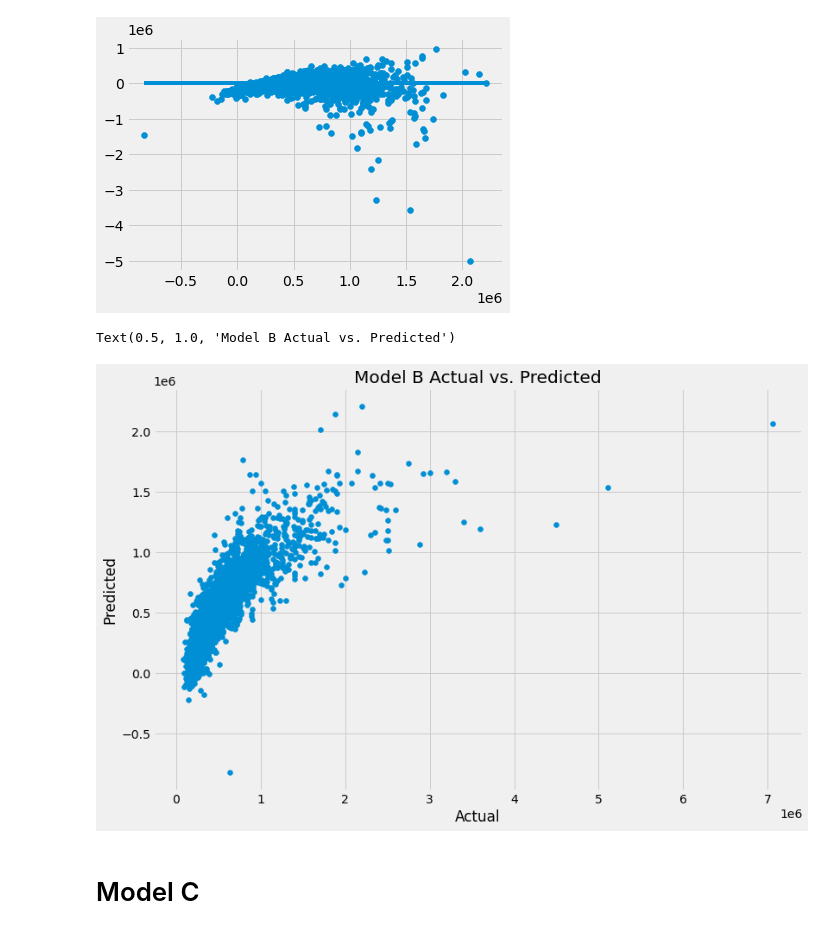
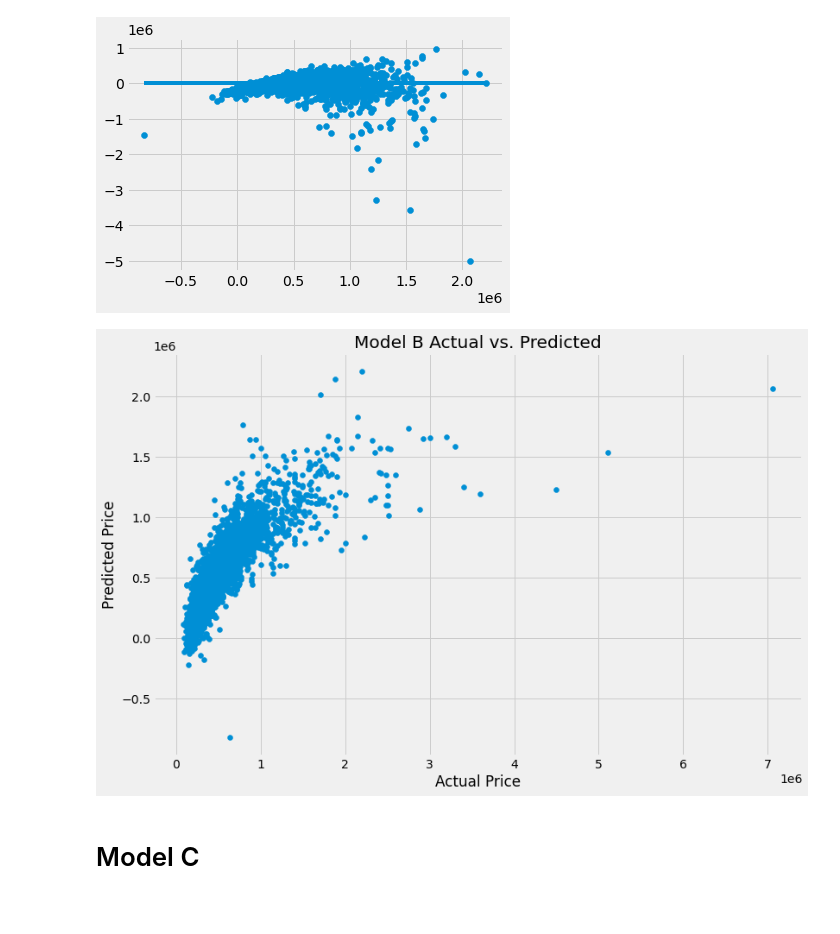
Before and after one commit to jmg0144/Housing-Linear-Regression-Analysis, a Jupyter notebook: home-sales-analysis.ipynb, the cells around one changed output. Cells and saved outputs as stored; diff of their text form; code cells hidden in the pictures.

```diff
--- a/home-sales-analysis.ipynb
+++ b/home-sales-analysis.ipynb
@@ -638,16 +606,10 @@ plt.hlines(y=0, xmin=y_test_pred_b.min(), xmax=y_test_pred_b.max())
 # %% [output]
 <matplotlib.collections.LineCollection at 0x...>
 [figure]
-# %%
-#Create scatter plot to show relationship between actual and predicted data.
-plt.figure(figsize=(12,8))
-plt.scatter(y_test_b, y_test_pred_b)
-plt.xlabel('Actual')
-plt.ylabel('Predicted')
-plt.title('Model B Actual vs. Predicted')
-# %% [output]
-Text(0.5, 1.0, 'Model B Actual vs. Predicted')
-[figure, removed]
+# %%
+plot_model(y_test_b, y_test_pred_b, 'Model B Actual vs. Predicted')
+# %% [output]
+[figure, added]
 # %% [markdown]
 # Model C
 # %% [markdown]
```
Also changed, not shown: parts of 27 cells of this notebook.
